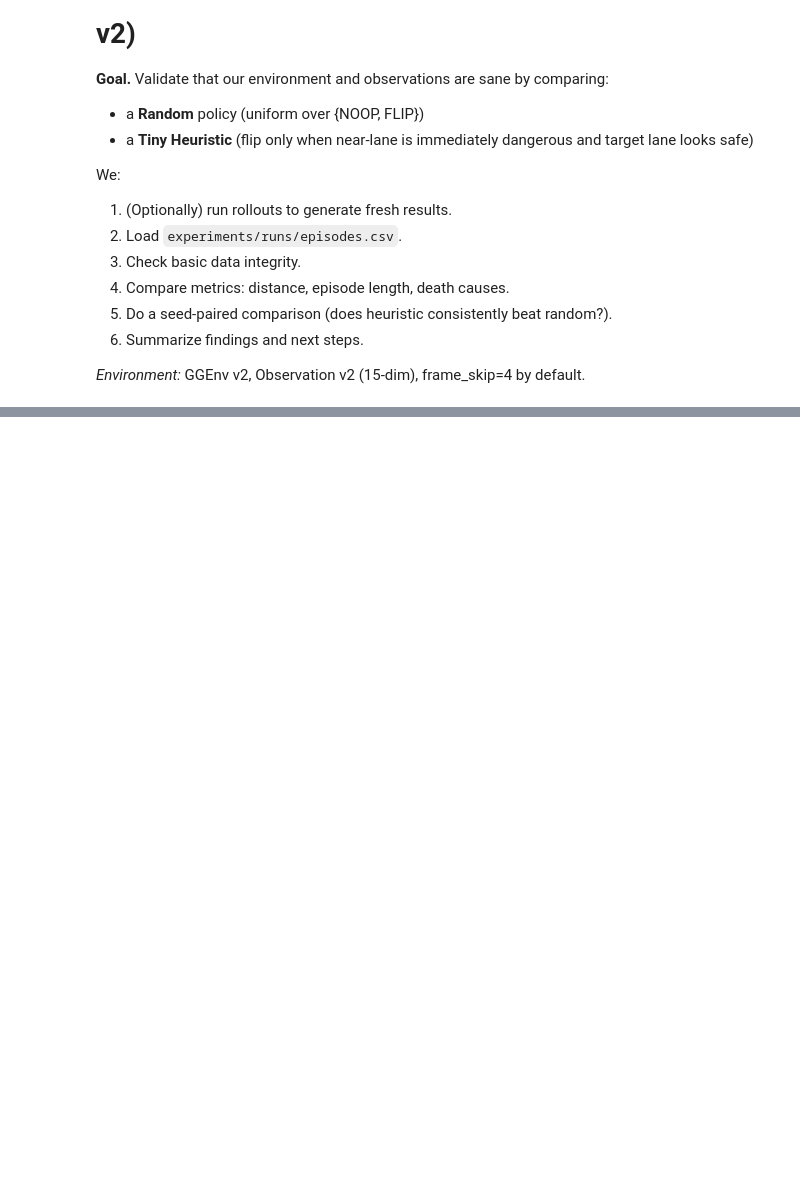
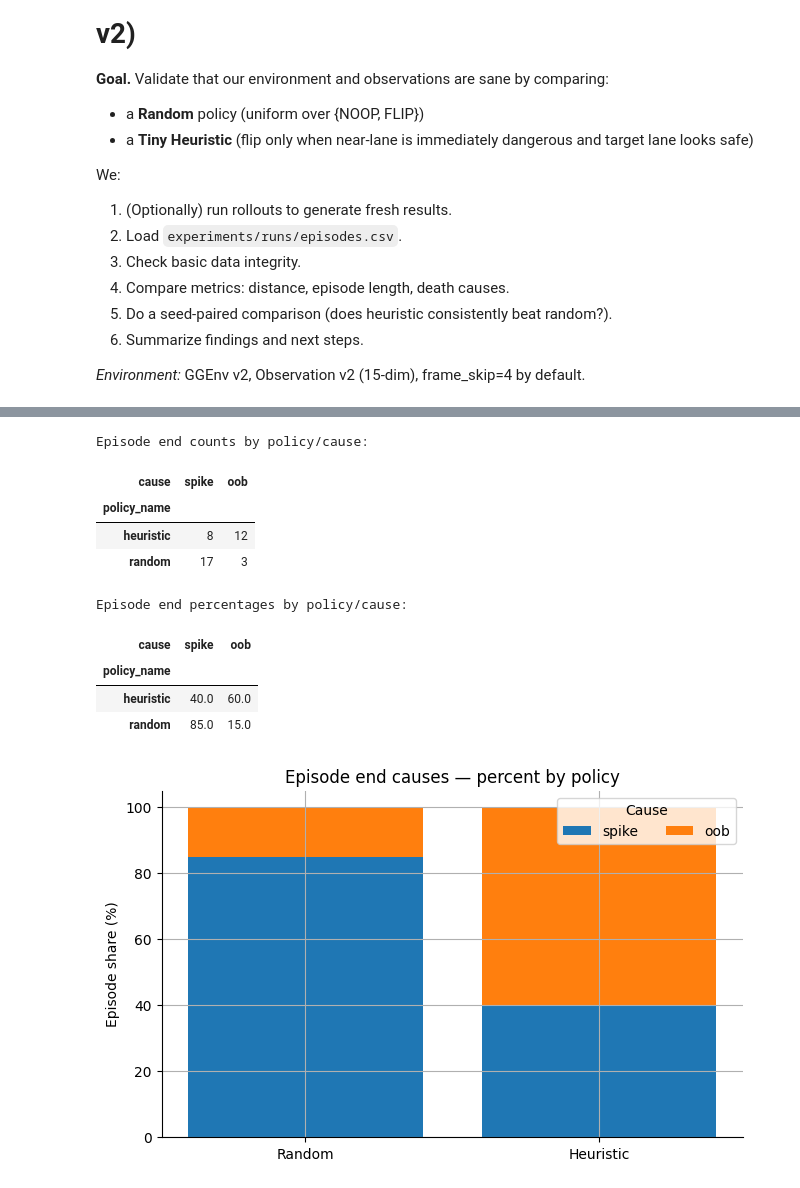
Before and after one commit to Mbaka11/Gravity-Guy-ML, a Jupyter notebook: experiments/notebooks/01_sanity_random.ipynb, the cells around one changed output, grey strips where cells are left out. Saved outputs shown, nothing was run; the diff lists cells and outputs as text; code cells hidden in the pictures; blank space fills up the shorter version.

```diff
--- a/experiments/notebooks/01_sanity_random.ipynb
+++ b/experiments/notebooks/01_sanity_random.ipynb
@@ -41,0 +378,62 @@ Episodes CSV exists: False
+# %%
+import numpy as np
+import pandas as pd
+import matplotlib.pyplot as plt
+
+# Build a robust "cause" column
+cause = df.get("death_cause", pd.Series([""] * len(df))).fillna("").astype(str)
+cause = np.where(df.get("truncated", 0).astype(int) == 1, "truncated", cause)
+cause = np.where((df.get("terminated", 0).astype(int) == 0) & (df.get("truncated", 0).astype(int) == 0), "none", cause)
+df_causes = df.assign(cause=cause)
+
+# Order categories (include only those present)
+all_causes = ["spike", "oob", "truncated", "none"]
+present = [c for c in all_causes if c in set(df_causes["cause"].unique())]
+
+# Counts and percentages by policy
+counts = (df_causes
+          .groupby(["policy_name","cause"])
+          .size()
+          .reset_index(name="count"))
+totals = counts.groupby("policy_name")["count"].transform("sum")
+counts["pct"] = counts["count"] / totals
+
+# Pivot into a policy x cause table for display
+pivot_counts = counts.pivot(index="policy_name", columns="cause", values="count").fillna(0).astype(int)
+pivot_pct = counts.pivot(index="policy_name", columns="cause", values="pct").fillna(0.0)
+
+print("Episode end counts by policy/cause:")
+display(pivot_counts.loc[:, present])
+
+print("Episode end percentages by policy/cause:")
+display((100 * pivot_pct.loc[:, present]).round(1))
+
+# Stacked percentage bars
+fig, ax = plt.subplots(figsize=(7.5, 4.5))
+policies = ["random", "heuristic"]
+x = np.arange(len(policies))
+bottom = np.zeros(len(policies), dtype=float)
+
+for c in present:
+    vals = np.array([pivot_pct.loc[p, c] if (p in pivot_pct.index and c in pivot_pct.columns) else 0.0 for p in policies])
+    ax.bar(x, vals * 100.0, bottom=bottom * 100.0, label=c)
+    bottom += vals
+
+ax.set_xticks(x)
+ax.set_xticklabels([p.capitalize() for p in policies])
+ax.set_ylabel("Episode share (%)")
+ax.set_title("Episode end causes — percent by policy")
+ax.legend(title="Cause", ncol=2)
+plt.show()
+# %% [output]
+Episode end counts by policy/cause:
+| cause | spike | oob |
+| policy_name |  |  |
+| heuristic | 8 | 12 |
+| random | 17 | 3 |
+Episode end percentages by policy/cause:
+| cause | spike | oob |
+| policy_name |  |  |
+| heuristic | 40.0 | 60.0 |
+| random | 85.0 | 15.0 |
+[figure, added]
```
Also changed, not shown: parts of 11 cells of this notebook.
